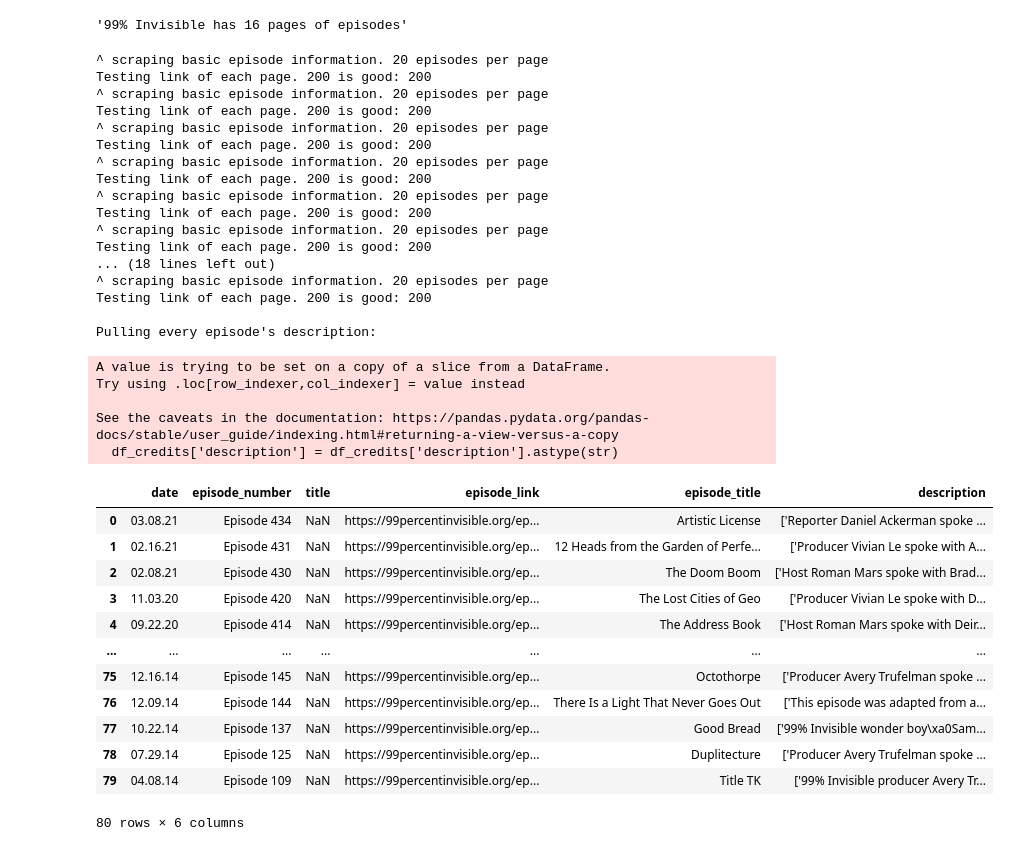
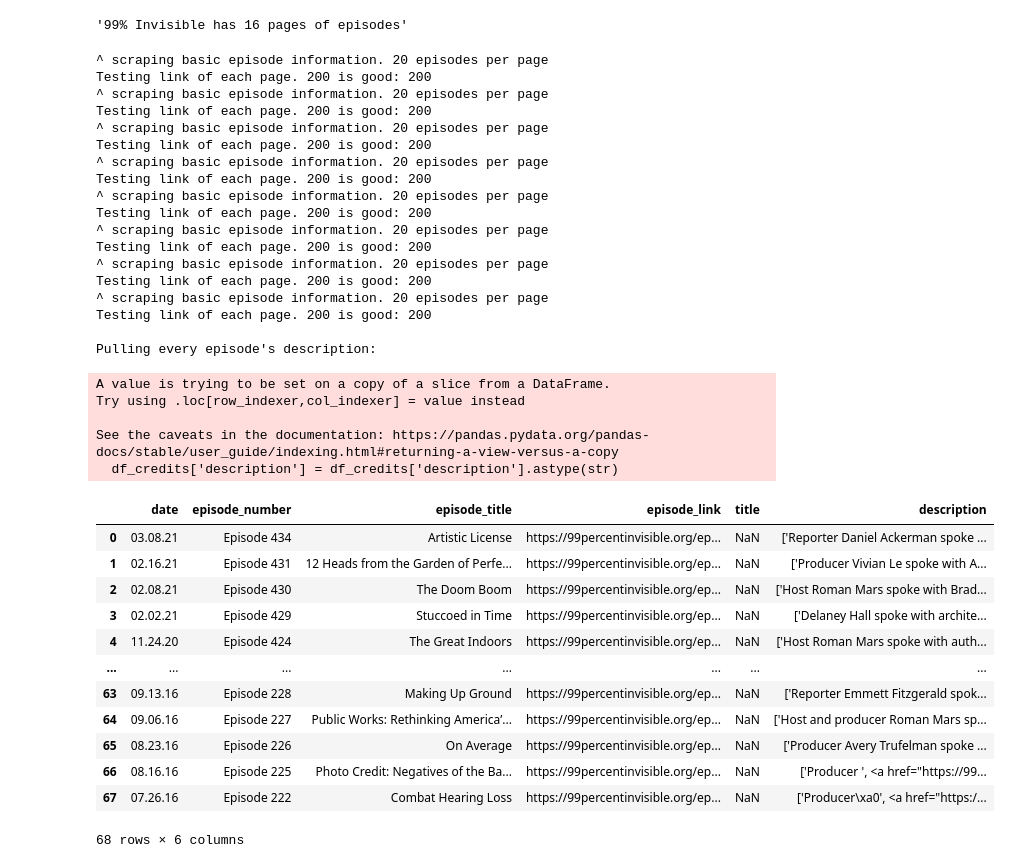
Before and after one commit to LVParkinson/99pi_booklist, a Jupyter notebook: create_csv.ipynb, the cells around one changed output. Cells and saved outputs as stored; diff of their text form; code cells hidden in the pictures.

Commit message:
clean notebook to create csv of episode info then book list

```diff
--- a/create_csv.ipynb
+++ b/create_csv.ipynb
@@ -30,7 +30,7 @@ def get_episodes(url):
 
     soup = BeautifulSoup(response.content, "html.parser")
 
-    cols = ["date", "episode_number", "title", "episode_link"]
+    cols = ["date", "episode_number", "episode_title", "episode_link"]
     episodes_onepage = pd.DataFrame(columns = cols)
 
     all_episodes = soup.find_all("article", class_ = "list-block post episode")
@@ -62,16 +62,15 @@ def get_episodes(url):
     return episodes_onepage
 
 
-#Scrape all pages or set page limit
-#all_pages = soup.find("a",{"class": "page-numbers"}).find_next_siblings("a")[-1].get("data-page-number")
-#max_pages = 4
+def get_all_episodes(max_pages):
+    """
+    Returns basic episode information from all pages of 99pi episodes
+    """
 
-
-def get_all_episodes(max_pages):
     link_first_part = "https://99percentinvisible.org/episodes/page/"
     link_2_part = "/?view_option=list"
 
-    cols = ["date", "episode_number", "title", "episode_link"]
+    cols = ["date", "episode_number", "episode_title", "episode_link"]
     episodes_multipage = pd.DataFrame(columns = cols)
 
     for page in tqdm(range(1, int(max_pages) + 1)):
@@ -86,8 +85,7 @@ def get_all_episodes(max_pages):
 
     return episodes_multipage
 
-# episode description extracted from each link
-# appended to existing dataframe
+
 def get_description(max_pages):
     """
     max_pages is the number of 99pi website episode list pages to scrape
@@ -132,52 +130,56 @@ total_episode_pages(url)
 # %%
 def author_episodes(max_pages):
     '''
-    returns only episodes that contain the phrase "author of" in the credits.
+    returns a dataframe with only episodes that contain the phrase "author of" in the credits.
+
+
     '''
     df_allepisodes = get_description(max_pages)
 
     df_credits = df_allepisodes[df_allepisodes.description != 'NA']
     df_credits['description'] = df_credits['description'].astype(str)
-    df_authors = df_credits[df_credits['description'].str.contains("author of")].reset_index(drop=True)
-
+#    df_authors = df_credits[df_credits['description'].str.contains("author of")].reset_index(drop=True)
+#version 2
+    df_authors = df_credits[df_credits['description'].str.contains("author")].reset_index(drop=True)
     return df_authors
 # %%
-df_authors = author_episodes(16)
+df_authors = author_episodes(8)
 df_authors
 # %% [output]
 ^ scraping basic episode information. 20 episodes per page
 Testing link of each page. 200 is good: 200
 ^ scraping basic episode information. 20 episodes per page
 Testing link of each page. 200 is good: 200
 ^ scraping basic episode information. 20 episodes per page
 Testing link of each page. 200 is good: 200
 ^ scraping basic episode information. 20 episodes per page
 Testing link of each page. 200 is good: 200
 ^ scraping basic episode information. 20 episodes per page
 Testing link of each page. 200 is good: 200
 ^ scraping basic episode information. 20 episodes per page
 Testing link of each page. 200 is good: 200
-... (18 lines left out)
+^ scraping basic episode information. 20 episodes per page
+Testing link of each page. 200 is good: 200
 ^ scraping basic episode information. 20 episodes per page
 Testing link of each page. 200 is good: 200
 
 Pulling every episode's description:
 A value is trying to be set on a copy of a slice from a DataFrame.
 Try using .loc[row_indexer,col_indexer] = value instead
 
 See the caveats in the documentation: https://pandas.pydata.org/pandas-docs/stable/user_guide/indexing.html#returning-a-view-versus-a-copy
   df_credits['description'] = df_credits['description'].astype(str)
-|  | date | episode_number | title | episode_link | episode_title | description |
-| 0 | 03.08.21 | Episode 434 | NaN | https://99percentinvisible.org/ep... | Artistic License | ['Reporter Daniel Ackerman spoke ... |
-| 1 | 02.16.21 | Episode 431 | NaN | https://99percentinvisible.org/ep... | 12 Heads from the Garden of Perfe... | ['Producer Vivian Le spoke with A... |
-| 2 | 02.08.21 | Episode 430 | NaN | https://99percentinvisible.org/ep... | The Doom Boom | ['Host Roman Mars spoke with Brad... |
-| 3 | 11.03.20 | Episode 420 | NaN | https://99percentinvisible.org/ep... | The Lost Cities of Geo | ['Producer Vivian Le spoke with D... |
-| 4 | 09.22.20 | Episode 414 | NaN | https://99percentinvisible.org/ep... | The Address Book | ['Host Roman Mars spoke with Deir... |
+|  | date | episode_number | episode_title | episode_link | title | description |
+| 0 | 03.08.21 | Episode 434 | Artistic License | https://99percentinvisible.org/ep... | NaN | ['Reporter Daniel Ackerman spoke ... |
+| 1 | 02.16.21 | Episode 431 | 12 Heads from the Garden of Perfe... | https://99percentinvisible.org/ep... | NaN | ['Producer Vivian Le spoke with A... |
+| 2 | 02.08.21 | Episode 430 | The Doom Boom | https://99percentinvisible.org/ep... | NaN | ['Host Roman Mars spoke with Brad... |
+| 3 | 02.02.21 | Episode 429 | Stuccoed in Time | https://99percentinvisible.org/ep... | NaN | ['Delaney Hall spoke with archite... |
+| 4 | 11.24.20 | Episode 424 | The Great Indoors | https://99percentinvisible.org/ep... | NaN | ['Host Roman Mars spoke with auth... |
 | ... | ... | ... | ... | ... | ... | ... |
-| 75 | 12.16.14 | Episode 145 | NaN | https://99percentinvisible.org/ep... | Octothorpe | ['Producer Avery Trufelman spoke ... |
-| 76 | 12.09.14 | Episode 144 | NaN | https://99percentinvisible.org/ep... | There Is a Light That Never Goes Out | ['This episode was adapted from a... |
-| 77 | 10.22.14 | Episode 137 | NaN | https://99percentinvisible.org/ep... | Good Bread | ['99% Invisible wonder boy\xa0Sam... |
-| 78 | 07.29.14 | Episode 125 | NaN | https://99percentinvisible.org/ep... | Duplitecture | ['Producer Avery Trufelman spoke ... |
-| 79 | 04.08.14 | Episode 109 | NaN | https://99percentinvisible.org/ep... | Title TK | ['99% Invisible producer Avery Tr... |
+| 63 | 09.13.16 | Episode 228 | Making Up Ground | https://99percentinvisible.org/ep... | NaN | ['Reporter Emmett Fitzgerald spok... |
+| 64 | 09.06.16 | Episode 227 | Public Works: Rethinking America’... | https://99percentinvisible.org/ep... | NaN | ['Host and producer Roman Mars sp... |
+| 65 | 08.23.16 | Episode 226 | On Average | https://99percentinvisible.org/ep... | NaN | ['Producer Avery Trufelman spoke ... |
+| 66 | 08.16.16 | Episode 225 | Photo Credit: Negatives of the Ba... | https://99percentinvisible.org/ep... | NaN | ['Producer ', <a href="https://99... |
+| 67 | 07.26.16 | Episode 222 | Combat Hearing Loss | https://99percentinvisible.org/ep... | NaN | ['Producer\xa0', <a href="https:/... |
-80 rows × 6 columns
+68 rows × 6 columns
 # %%
```
Also changed, not shown: parts of 1 cell of this notebook, 1 other file.
